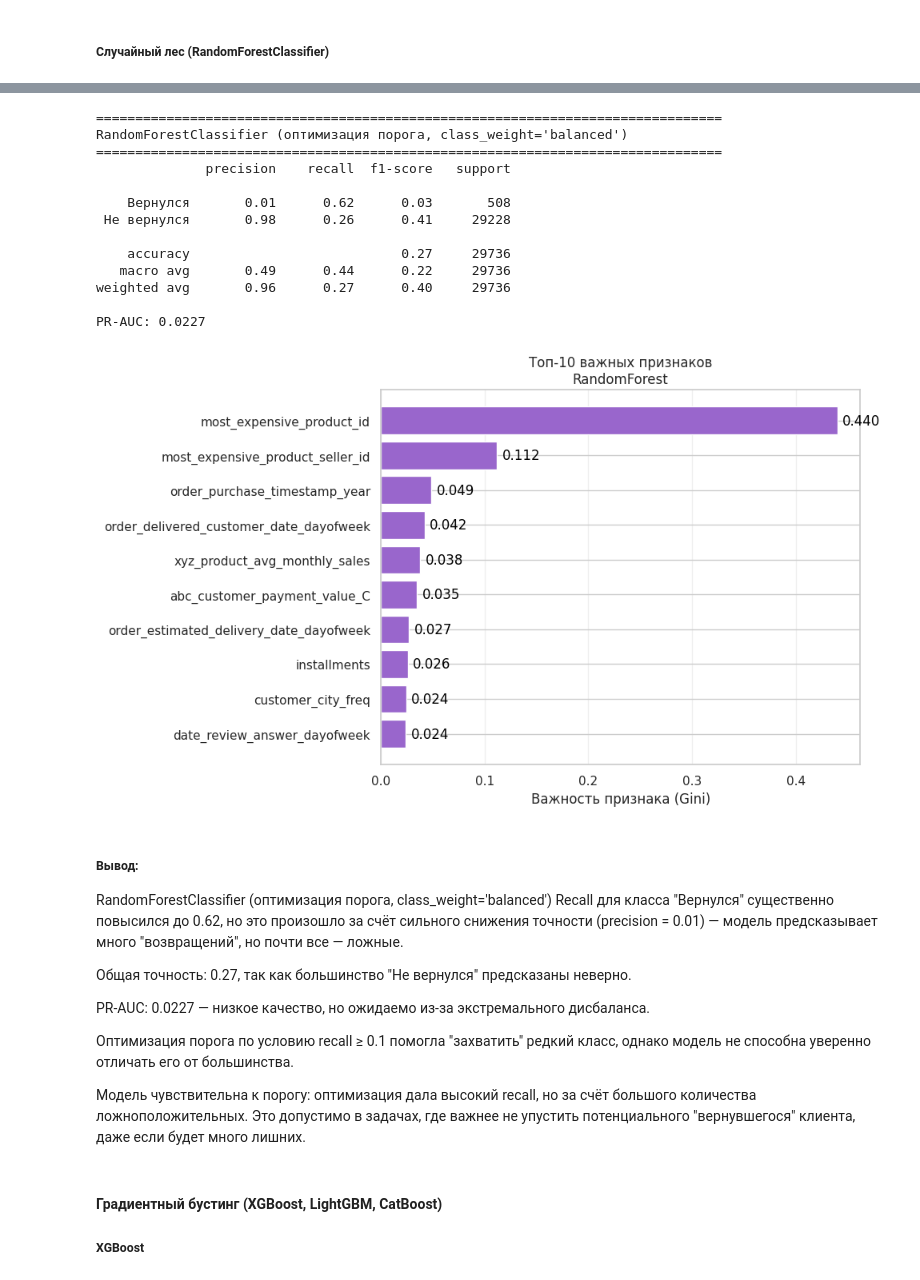
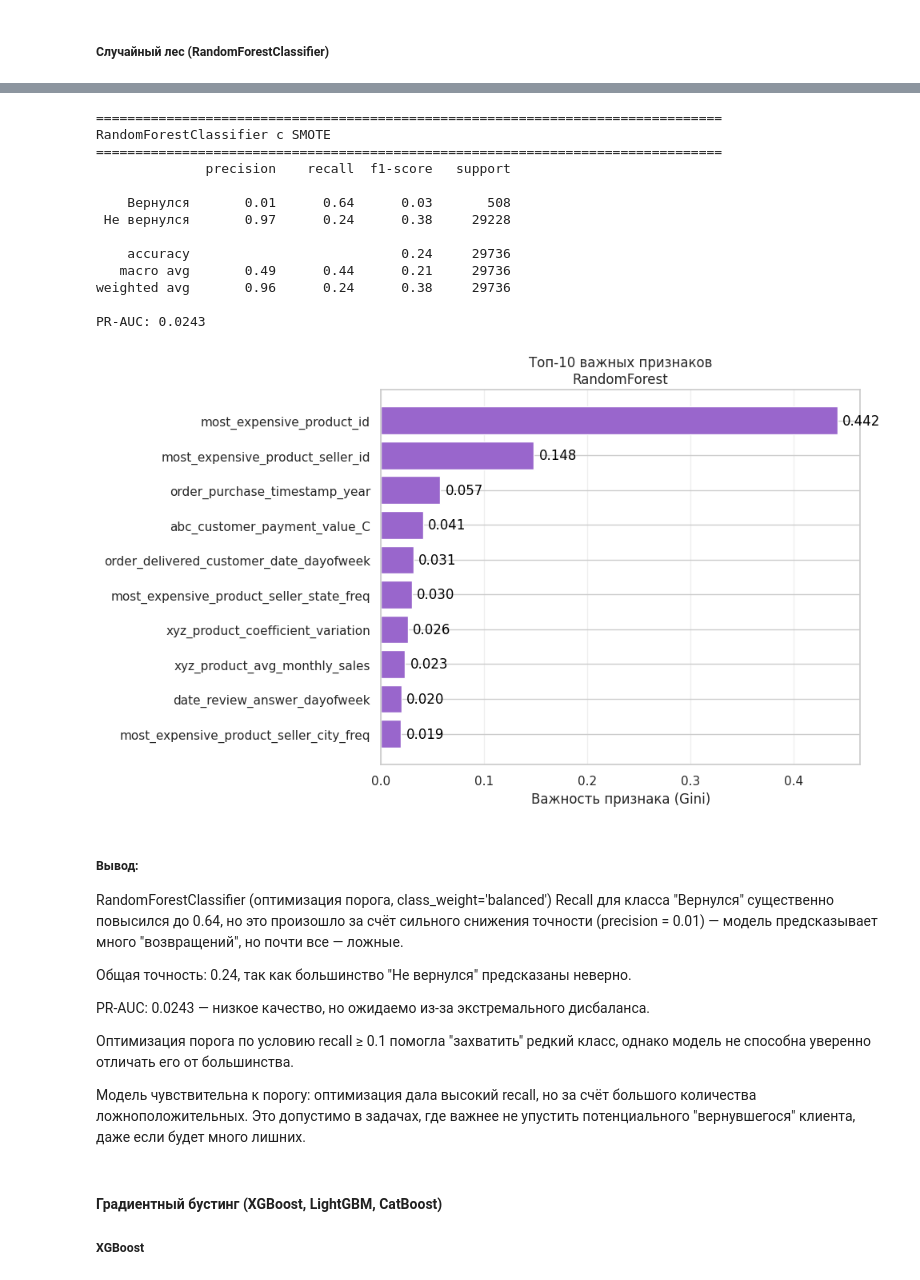
Before and after one commit to Ekaterina20-hub/MFTI-hackaton, a Jupyter notebook: notebooks/ml-models/ML модель классификации покупателей/ML_model_classificaition.ipynb, the cells around one changed output, grey strips where cells are left out. Drawn from its saved outputs; the diff is of its cells as text; code cells hidden in the pictures.

```diff
--- a/notebooks/ml-models/ML модель классификации покупателей/ML_model_classificaition.ipynb
+++ b/notebooks/ml-models/ML модель классификации покупателей/ML_model_classificaition.ipynb
@@ -901,9 +968,10 @@ Train после масштабирования (первые 5 строк):
 log_reg = LogisticRegression(
     solver='liblinear',
     penalty='l2',
-    C=0.1,
-    max_iter=500,
-    random_state=42
+    C=0.5,
+    max_iter=1000,
+    random_state=42,
+    class_weight='balanced'
 )
 log_reg.fit(X_res, y_res)
 
@@ -911,9 +979,10 @@ log_reg.fit(X_res, y_res)
 y_pred = log_reg.predict(X_test_encoded)
 y_proba = log_reg.predict_proba(X_test_encoded)[:, 0]
 
+
 # Оценка модели
 print("="*60)
-print("LogisticRegression (балансированная)")
+print("LogisticRegression с SMOTE")
 print("="*60)
 print(classification_report(y_test, y_pred,
                           target_names=['Вернулся', 'Не вернулся']))
@@ -936,7 +1005,7 @@ if 'model_results' not in globals():
     model_results = []
 
 model_results.append({
-    'Модель': 'LogisticRegression (балансированная)',
+    'Модель': 'LogisticRegression с SMOTE',
     'Precision (вернулся)': precision_score(y_test, y_pred, pos_label=0),
     'Recall (вернулся)': recall_score(y_test, y_pred, pos_label=0),
     'F1-score (вернулся)': f1_score(y_test, y_pred, pos_label=0),
@@ -1023,9 +1092,10 @@ print(f'тестовые данные после PCA: {X_test_pca.shape}')
 log_reg = LogisticRegression(
     solver='liblinear',
     penalty='l2',
-    C=0.1,
-    max_iter=500,
-    random_state=42
+    C=0.5,
+    max_iter=1000,
+    random_state=42,
+    class_weight='balanced'
 )
 log_reg.fit(X_train_pca, y_res)
 
@@ -1109,8 +1241,8 @@ Recall для класса "Вернулся" (0.27) чуть лучше, чем
 # %%
 # 1. Создаем и обучаем модель
 dt_model = DecisionTreeClassifier(
-    max_depth=5,
-    min_samples_split=10,
+    max_depth=6,
+    min_samples_split=5,
     class_weight='balanced',
     random_state=42
 )
@@ -1122,7 +1254,7 @@ y_proba = dt_model.predict_proba(X_test_encoded)[:, 0]  # Вероятности
 
 # Оценка модели
 print("="*60)
-print("DecisionTree (балансированная)")
+print("DecisionTree с SMOTE")
 print("="*60)
 print(classification_report(y_test, y_pred,
                           target_names=['Вернулся', 'Не вернулся']))
@@ -1145,7 +1277,7 @@ if 'model_results' not in globals():
     model_results = []
 
 model_results.append({
-    'Модель': 'DecisionTree (балансированная)',
+    'Модель': 'DecisionTree с SMOTE',
     'Precision (вернулся)': precision_score(y_test, y_pred, pos_label=0),
     'Recall (вернулся)': recall_score(y_test, y_pred, pos_label=0),
     'F1-score (вернулся)': f1_score(y_test, y_pred, pos_label=0),
@@ -1180,9 +1387,11 @@ PR-AUC 0.0199, всё ещё на низком уровне.
 # %%
 # Создаем модель RandomForestClassifier
 rf = RandomForestClassifier(
-    n_estimators=50,
-    max_depth=4,
-    min_samples_leaf=20,
+    n_estimators=100,
+    max_depth=5,
+    min_samples_leaf=10,
+    max_features='sqrt',
+    bootstrap=False,
     class_weight='balanced',
     random_state=42,
     n_jobs=-1
@@ -1198,7 +1407,7 @@ optimal_threshold = thresholds[best_idx]
 y_pred_opt = (y_proba >= optimal_threshold).astype(int)
 
 print("=" * 80)
-print("RandomForestClassifier (оптимизация порога, class_weight='balanced')")
+print("RandomForestClassifier с SMOTE")
 print("=" * 80)
 print(classification_report(y_test, y_pred_opt, target_names=['Вернулся', 'Не вернулся']))
 print("PR-AUC:", round(average_precision_score(y_test, y_proba, pos_label=0), 4))
@@ -1214,50 +1423,50 @@ plt.figure(figsize=(10, 6))
 plt.barh(range(10), top_importances, align='center', color='#9966cc')
 plt.yticks(range(10), top_feature_names)
 plt.xlabel('Важность признака (Gini)')
 plt.title('Топ-10 важных признаков\nRandomForest')
 plt.gca().invert_yaxis()
 plt.grid(axis='x', alpha=0.3)
 for i, v in enumerate(top_importances):
     plt.text(v + 0.005, i, f"{v:.3f}", color='black', va='center')
 plt.tight_layout()
 plt.show()
 
 # Сохраняем метрики в общий список
 if 'model_results' not in globals():
     model_results = []
 
 model_results.append({
-    'Модель': 'RandomForest (оптим. порог)',
+    'Модель': 'RandomForest с SMOTE',
     'Precision (вернулся)': precision_score(y_test, y_pred_opt, pos_label=0),
     'Recall (вернулся)': recall_score(y_test, y_pred_opt, pos_label=0),
     'F1-score (вернулся)': f1_score(y_test, y_pred_opt, pos_label=0),
     'PR-AUC': average_precision_score(y_test, y_proba, pos_label=0),
     'Accuracy': accuracy_score(y_test, y_pred_opt),
     'Порог': round(optimal_threshold, 4)
 })
 # %% [output]
 ================================================================================
-RandomForestClassifier (оптимизация порога, class_weight='balanced')
+RandomForestClassifier с SMOTE
 ================================================================================
               precision    recall  f1-score   support
 
-    Вернулся       0.01      0.62      0.03       508
- Не вернулся       0.98      0.26      0.41     29228
+    Вернулся       0.01      0.64      0.03       508
+ Не вернулся       0.97      0.24      0.38     29228
 
-    accuracy                           0.27     29736
-   macro avg       0.49      0.44      0.22     29736
-weighted avg       0.96      0.27      0.40     29736
+    accuracy                           0.24     29736
+   macro avg       0.49      0.44      0.21     29736
+weighted avg       0.96      0.24      0.38     29736
 
-PR-AUC: 0.0227
+PR-AUC: 0.0243
-[figure, old version]
+[figure, new version]
 # %% [markdown]
 ##### Вывод:
 RandomForestClassifier (оптимизация порога, class_weight='balanced')
-Recall для класса "Вернулся" существенно повысился до 0.62, но это произошло за счёт сильного снижения точности (precision = 0.01) — модель предсказывает много "возвращений", но почти все — ложные.
+Recall для класса "Вернулся" существенно повысился до 0.64, но это произошло за счёт сильного снижения точности (precision = 0.01) — модель предсказывает много "возвращений", но почти все — ложные.
 
-Общая точность: 0.27, так как большинство "Не вернулся" предсказаны неверно.
+Общая точность: 0.24, так как большинство "Не вернулся" предсказаны неверно.
 
-PR-AUC: 0.0227 — низкое качество, но ожидаемо из-за экстремального дисбаланса.
+PR-AUC: 0.0243 — низкое качество, но ожидаемо из-за экстремального дисбаланса.
 
 Оптимизация порога по условию recall ≥ 0.1 помогла "захватить" редкий класс, однако модель не способна уверенно отличать его от большинства.
 
```
Also changed, not shown: parts of 28 cells of this notebook, 9 other files.
